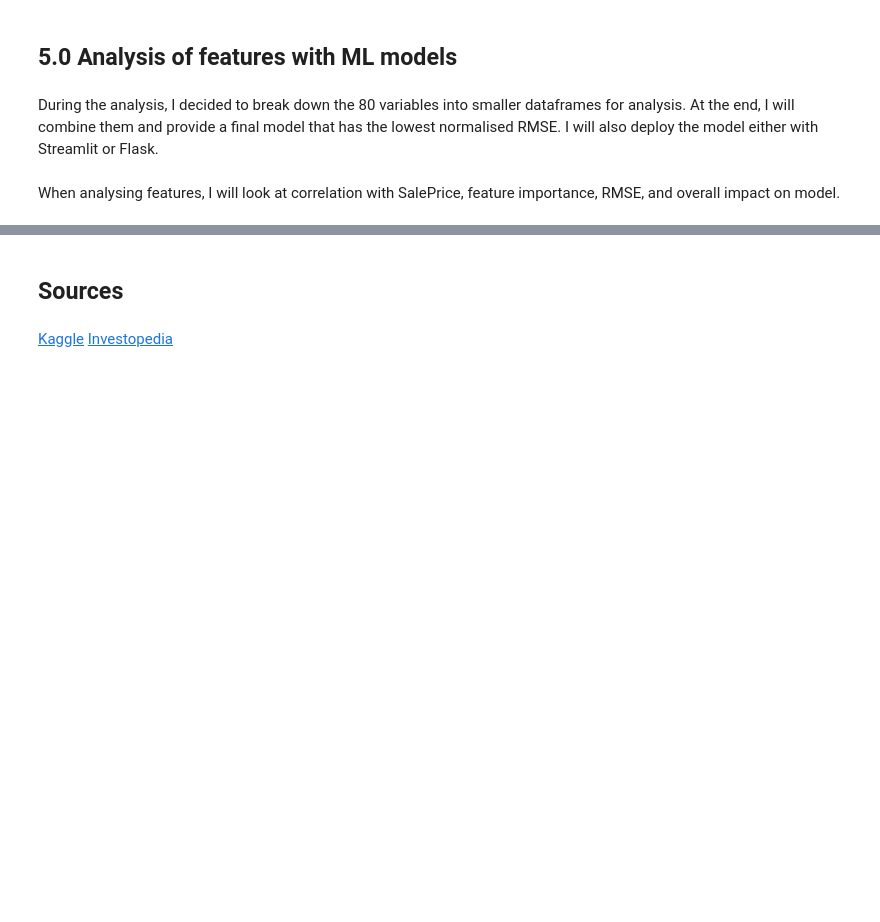
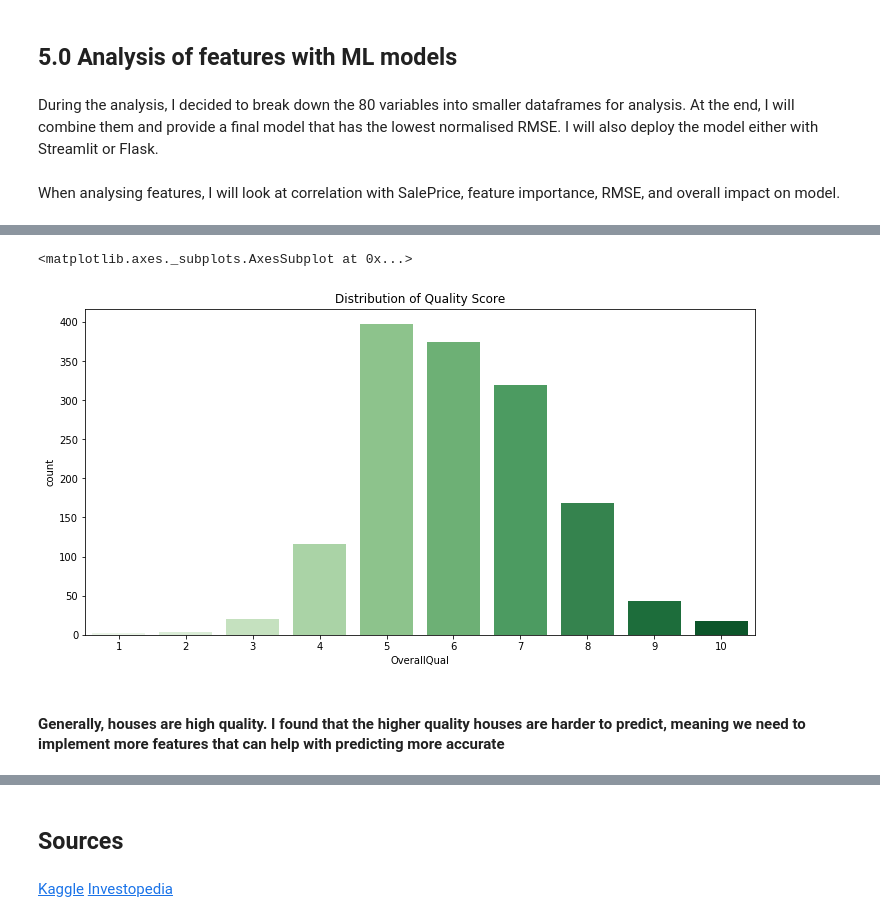
Before and after one commit to oliverkpan/IowaHousePricing, a Jupyter notebook: iowa_final.ipynb, the cells around one changed output, grey strips where cells are left out. Saved outputs shown, nothing was run; the diff lists cells and outputs as text; code cells hidden in the pictures; blank space fills up the shorter version.

```diff
--- a/iowa_final.ipynb
+++ b/iowa_final.ipynb
@@ -157,0 +196,10 @@ When analysing features, I will look at correlation with SalePrice, feature impo
+# %%
+#Counting the quality of houses
+plt.figure(figsize=[12,6])
+plt.title("Distribution of Quality Score")
+sns.countplot(main_df["OverallQual"], palette = "Greens")
+# %% [output]
+<matplotlib.axes._subplots.AxesSubplot at 0x...>
+[figure, added]
+# %% [markdown]
+#### Generally, houses are high quality. I found that the higher quality houses are harder to predict, meaning we need to implement more features that can help with predicting more accurate
```
Also changed, not shown: parts of 10 cells of this notebook.
